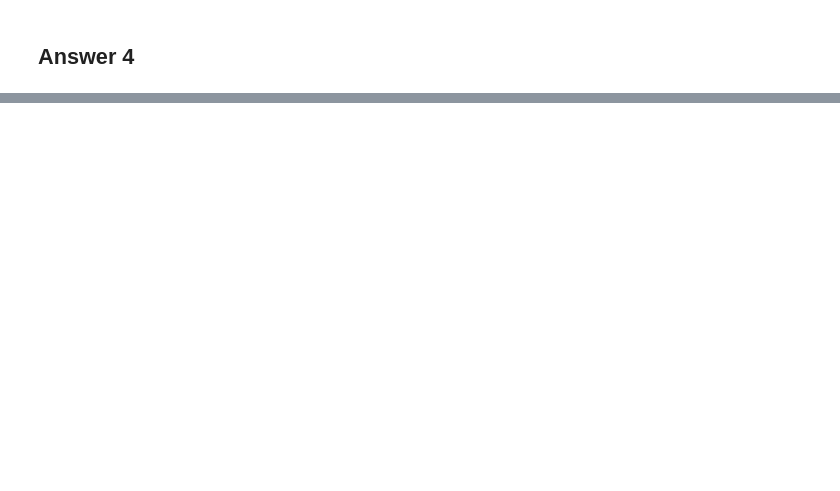
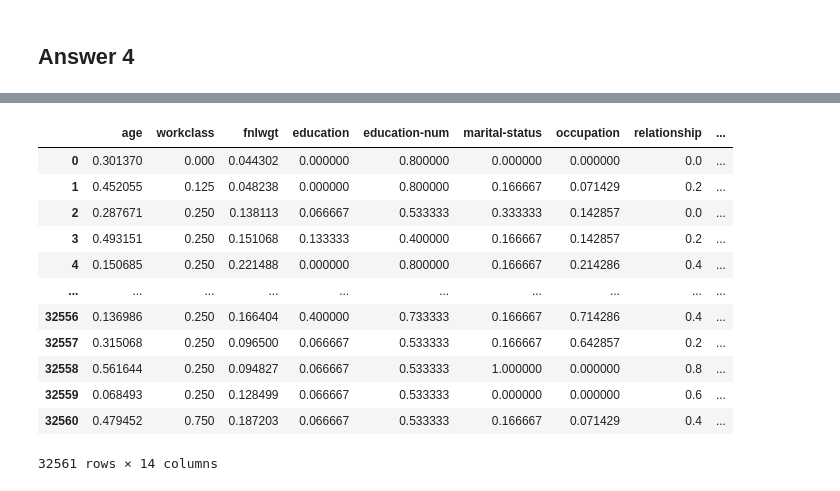
Before and after one commit to viabard/machine-learning, a Jupyter notebook: hw4/CIS5526 2020 - Homework4.ipynb, the cells around one changed output, grey strips where cells are left out. Drawn from its saved outputs; the diff is of its cells as text; code cells hidden in the pictures; blank space fills up the shorter version.

```diff
--- a/hw4/CIS5526 2020 - Homework4.ipynb
+++ b/hw4/CIS5526 2020 - Homework4.ipynb
@@ -404,0 +549,21 @@ pd.read_csv('')
+# %%
+min_max_scaler = sklearn.preprocessing.MinMaxScaler()
+replace_scaled = min_max_scaler.fit_transform(replace)
+replace_test_scaled = min_max_scaler.fit_transform(replace_test)
+replace_scaled = pd.DataFrame(replace_scaled).rename(columns=new_colnames)
+replace_test_scaled = pd.DataFrame(replace_test_scaled).rename(columns=new_colnames)
+replace_scaled
+# %% [output]
+|  | age | workclass | fnlwgt | education | education-num | marital-status | occupation | relationship | ... |
+| 0 | 0.301370 | 0.000 | 0.044302 | 0.000000 | 0.800000 | 0.000000 | 0.000000 | 0.0 | ... |
+| 1 | 0.452055 | 0.125 | 0.048238 | 0.000000 | 0.800000 | 0.166667 | 0.071429 | 0.2 | ... |
+| 2 | 0.287671 | 0.250 | 0.138113 | 0.066667 | 0.533333 | 0.333333 | 0.142857 | 0.0 | ... |
+| 3 | 0.493151 | 0.250 | 0.151068 | 0.133333 | 0.400000 | 0.166667 | 0.142857 | 0.2 | ... |
+| 4 | 0.150685 | 0.250 | 0.221488 | 0.000000 | 0.800000 | 0.166667 | 0.214286 | 0.4 | ... |
+| ... | ... | ... | ... | ... | ... | ... | ... | ... | ... |
+| 32556 | 0.136986 | 0.250 | 0.166404 | 0.400000 | 0.733333 | 0.166667 | 0.714286 | 0.4 | ... |
+| 32557 | 0.315068 | 0.250 | 0.096500 | 0.066667 | 0.533333 | 0.166667 | 0.642857 | 0.2 | ... |
+| 32558 | 0.561644 | 0.250 | 0.094827 | 0.066667 | 0.533333 | 1.000000 | 0.000000 | 0.8 | ... |
+| 32559 | 0.068493 | 0.250 | 0.128499 | 0.066667 | 0.533333 | 0.000000 | 0.000000 | 0.6 | ... |
+| 32560 | 0.479452 | 0.750 | 0.187203 | 0.066667 | 0.533333 | 0.166667 | 0.071429 | 0.4 | ... |
+32561 rows × 14 columns
```
Also changed, not shown: parts of 26 cells of this notebook.
